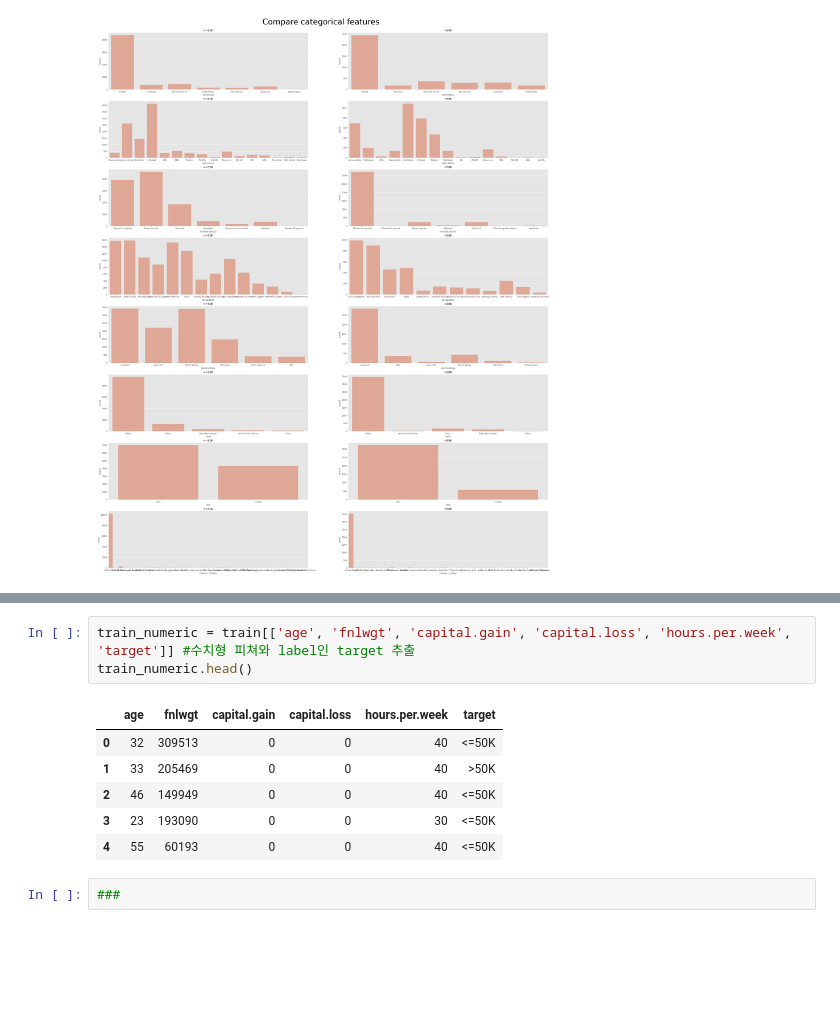
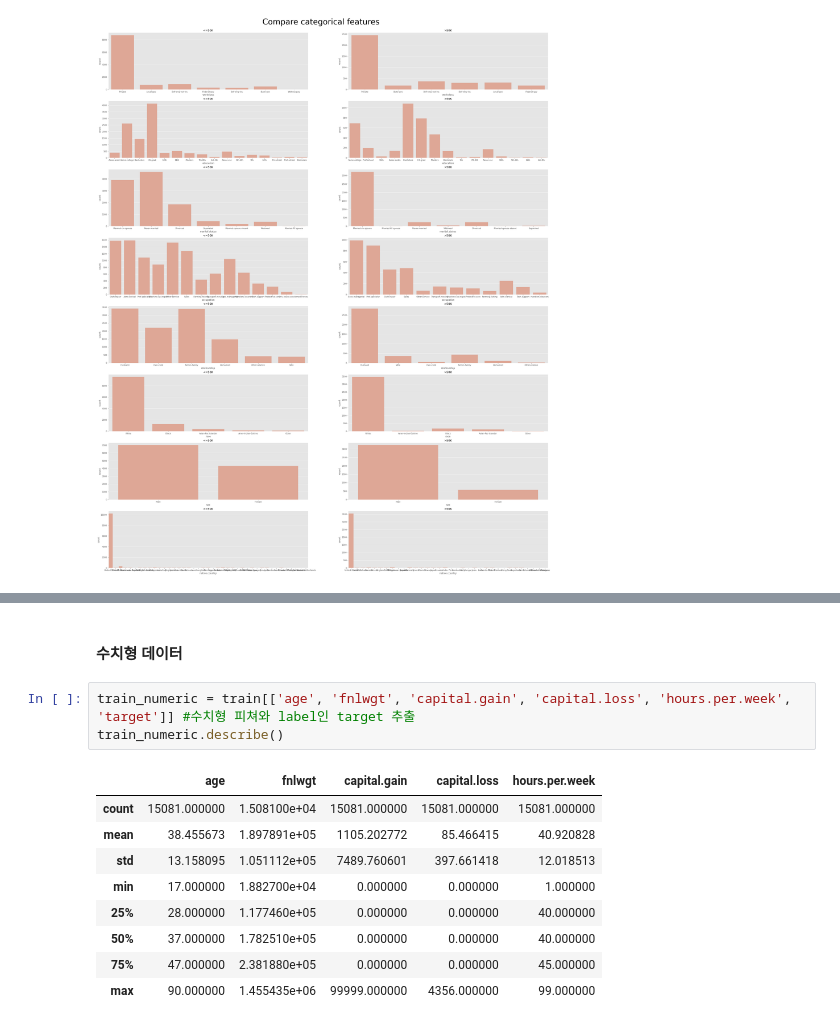
Before and after one commit to JJungEEun/dacon, a Jupyter notebook: 소득예측경진대회/소득예측경진대회.ipynb, the cells around one changed output, grey strips where cells are left out. Drawn from its saved outputs; the diff is of its cells as text; blank space fills up the shorter version.

```diff
--- a/소득예측경진대회/소득예측경진대회.ipynb
+++ b/소득예측경진대회/소득예측경진대회.ipynb
@@ -164,12 +229,15 @@ while k<8:
+# %% [markdown]
+#### 수치형 데이터
 # %%
 train_numeric = train[['age', 'fnlwgt', 'capital.gain', 'capital.loss', 'hours.per.week', 'target']] #수치형 피쳐와 label인 target 추출
-train_numeric.head()
+train_numeric.describe()
 # %% [output]
-|  | age | fnlwgt | capital.gain | capital.loss | hours.per.week | target |
-| 0 | 32 | 309513 | 0 | 0 | 40 | <=50K |
-| 1 | 33 | 205469 | 0 | 0 | 40 | >50K |
-| 2 | 46 | 149949 | 0 | 0 | 40 | <=50K |
-| 3 | 23 | 193090 | 0 | 0 | 30 | <=50K |
-| 4 | 55 | 60193 | 0 | 0 | 40 | <=50K |
+|  | age | fnlwgt | capital.gain | capital.loss | hours.per.week |
+| count | 15081.000000 | 1.508100e+04 | 15081.000000 | 15081.000000 | 15081.000000 |
+| mean | 38.455673 | 1.897891e+05 | 1105.202772 | 85.466415 | 40.920828 |
+| std | 13.158095 | 1.051112e+05 | 7489.760601 | 397.661418 | 12.018513 |
+| min | 17.000000 | 1.882700e+04 | 0.000000 | 0.000000 | 1.000000 |
+| 25% | 28.000000 | 1.177460e+05 | 0.000000 | 0.000000 | 40.000000 |
+| 50% | 37.000000 | 1.782510e+05 | 0.000000 | 0.000000 | 40.000000 |
+| 75% | 47.000000 | 2.381880e+05 | 0.000000 | 0.000000 | 45.000000 |
+| max | 90.000000 | 1.455435e+06 | 99999.000000 | 4356.000000 | 99.000000 |
-# %%
-###
```
Also changed, not shown: parts of 31 cells of this notebook.
